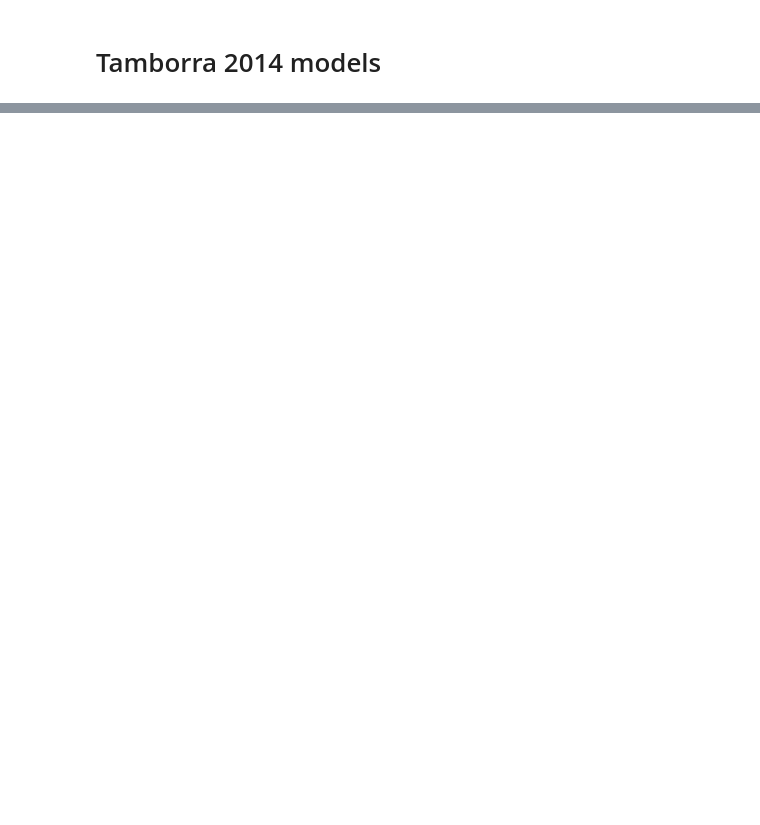
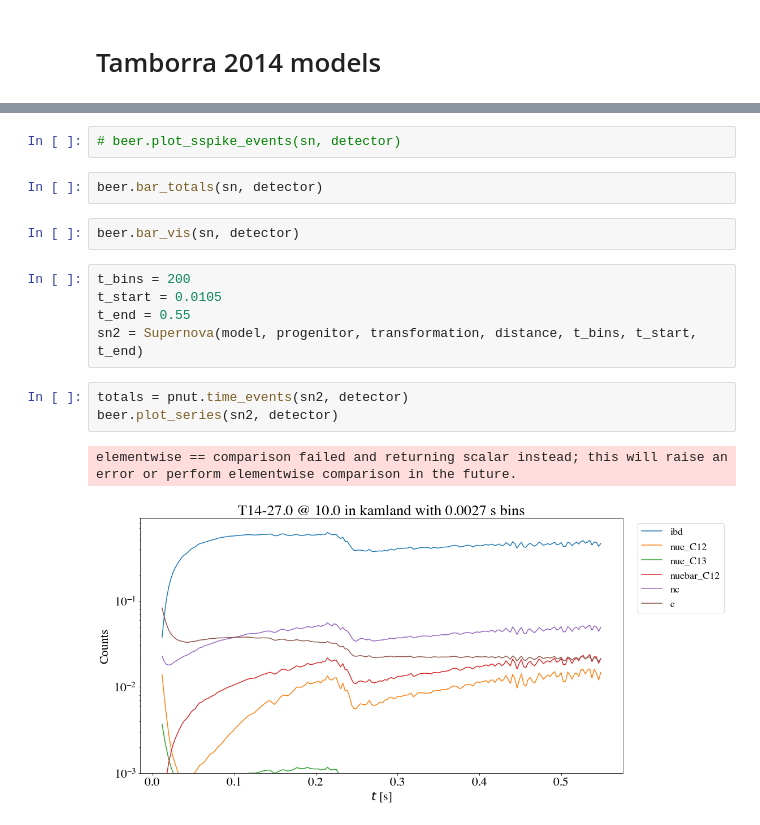
Before and after one commit to joesmolsky/sspike, a Jupyter notebook: notebooks/Tamborra_2014.ipynb, the cells around one changed output, grey strips where cells are left out. Saved outputs shown, nothing was run; the diff lists cells and outputs as text; blank space fills up the shorter version.

Commit message:
Tamborra time series and bug fix

```diff
--- a/notebooks/Tamborra_2014.ipynb
+++ b/notebooks/Tamborra_2014.ipynb
@@ -40,0 +29,17 @@ beer.draw(unsmeared_path, channels=snow_chans)
+# %%
+# beer.plot_sspike_events(sn, detector)
+# %%
+beer.bar_totals(sn, detector)
+# %%
+beer.bar_vis(sn, detector)
+# %%
+t_bins = 200
+t_start = 0.0105
+t_end = 0.55
+sn2 = Supernova(model, progenitor, transformation, distance, t_bins, t_start, t_end)
+# %%
+totals = pnut.time_events(sn2, detector)
+beer.plot_series(sn2, detector)
+# %% [output]
+elementwise == comparison failed and returning scalar instead; this will raise an error or perform elementwise comparison in the future.
+[figure, added]
```
Also changed, not shown: parts of 12 cells of this notebook, 3 other files.
